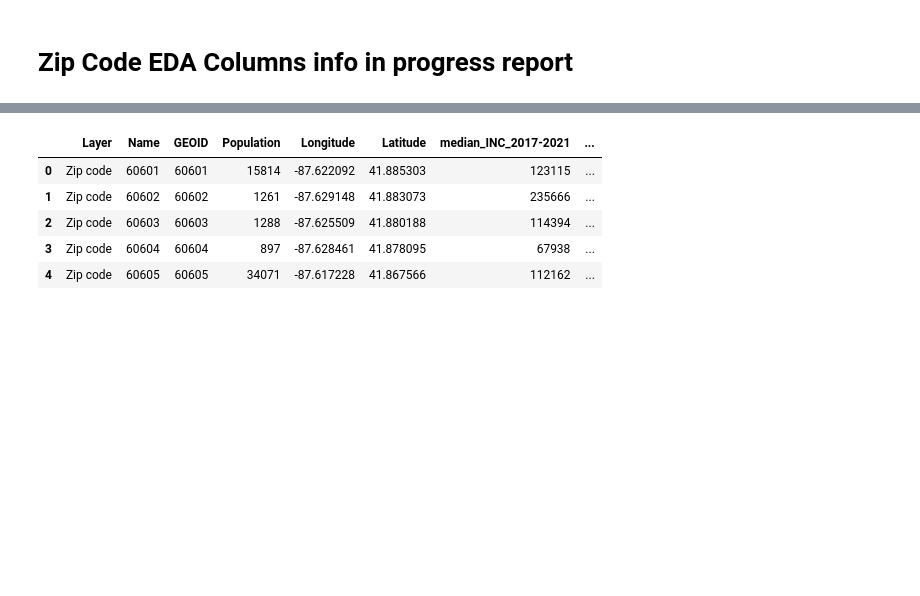
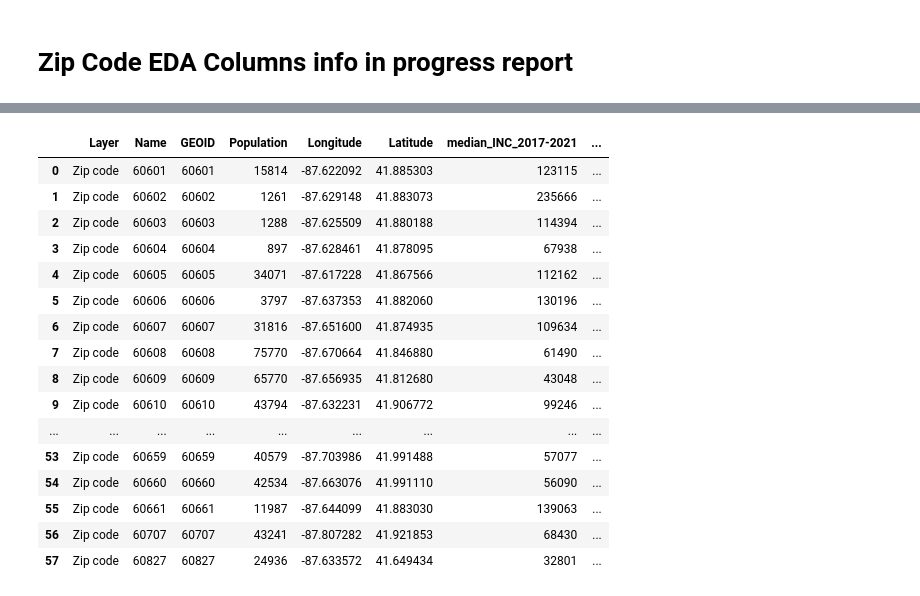
Before and after one commit to ebugarin/Chicago-Water-Lead-Levels-Analyzation, a Jupyter notebook: data_analysis.ipynb, the cells around one changed output, grey strips where cells are left out. Drawn from its saved outputs; the diff is of its cells as text; code cells hidden in the pictures; blank space fills up the shorter version.

```diff
--- a/data_analysis.ipynb
+++ b/data_analysis.ipynb
@@ -589,12 +590,23 @@ all_draws_avg_map_linked
 # %%
 # Load the CSV file into a Pandas DataFrame
 zip_code_df = pd.read_excel('zip_code_stats.xlsx')
 
-zip_code_df.head()
+zip_code_df
 # %% [output]
 |  | Layer | Name | GEOID | Population | Longitude | Latitude | median_INC_2017-2021 | ... |
 | 0 | Zip code | 60601 | 60601 | 15814 | -87.622092 | 41.885303 | 123115 | ... |
 | 1 | Zip code | 60602 | 60602 | 1261 | -87.629148 | 41.883073 | 235666 | ... |
 | 2 | Zip code | 60603 | 60603 | 1288 | -87.625509 | 41.880188 | 114394 | ... |
 | 3 | Zip code | 60604 | 60604 | 897 | -87.628461 | 41.878095 | 67938 | ... |
 | 4 | Zip code | 60605 | 60605 | 34071 | -87.617228 | 41.867566 | 112162 | ... |
+| 5 | Zip code | 60606 | 60606 | 3797 | -87.637353 | 41.882060 | 130196 | ... |
+| 6 | Zip code | 60607 | 60607 | 31816 | -87.651600 | 41.874935 | 109634 | ... |
+| 7 | Zip code | 60608 | 60608 | 75770 | -87.670664 | 41.846880 | 61490 | ... |
+| 8 | Zip code | 60609 | 60609 | 65770 | -87.656935 | 41.812680 | 43048 | ... |
+| 9 | Zip code | 60610 | 60610 | 43794 | -87.632231 | 41.906772 | 99246 | ... |
+| ... | ... | ... | ... | ... | ... | ... | ... | ... |
+| 53 | Zip code | 60659 | 60659 | 40579 | -87.703986 | 41.991488 | 57077 | ... |
+| 54 | Zip code | 60660 | 60660 | 42534 | -87.663076 | 41.991110 | 56090 | ... |
+| 55 | Zip code | 60661 | 60661 | 11987 | -87.644099 | 41.883030 | 139063 | ... |
+| 56 | Zip code | 60707 | 60707 | 43241 | -87.807282 | 41.921853 | 68430 | ... |
+| 57 | Zip code | 60827 | 60827 | 24936 | -87.633572 | 41.649434 | 32801 | ... |
```
Also changed, not shown: parts of 12 cells of this notebook.
